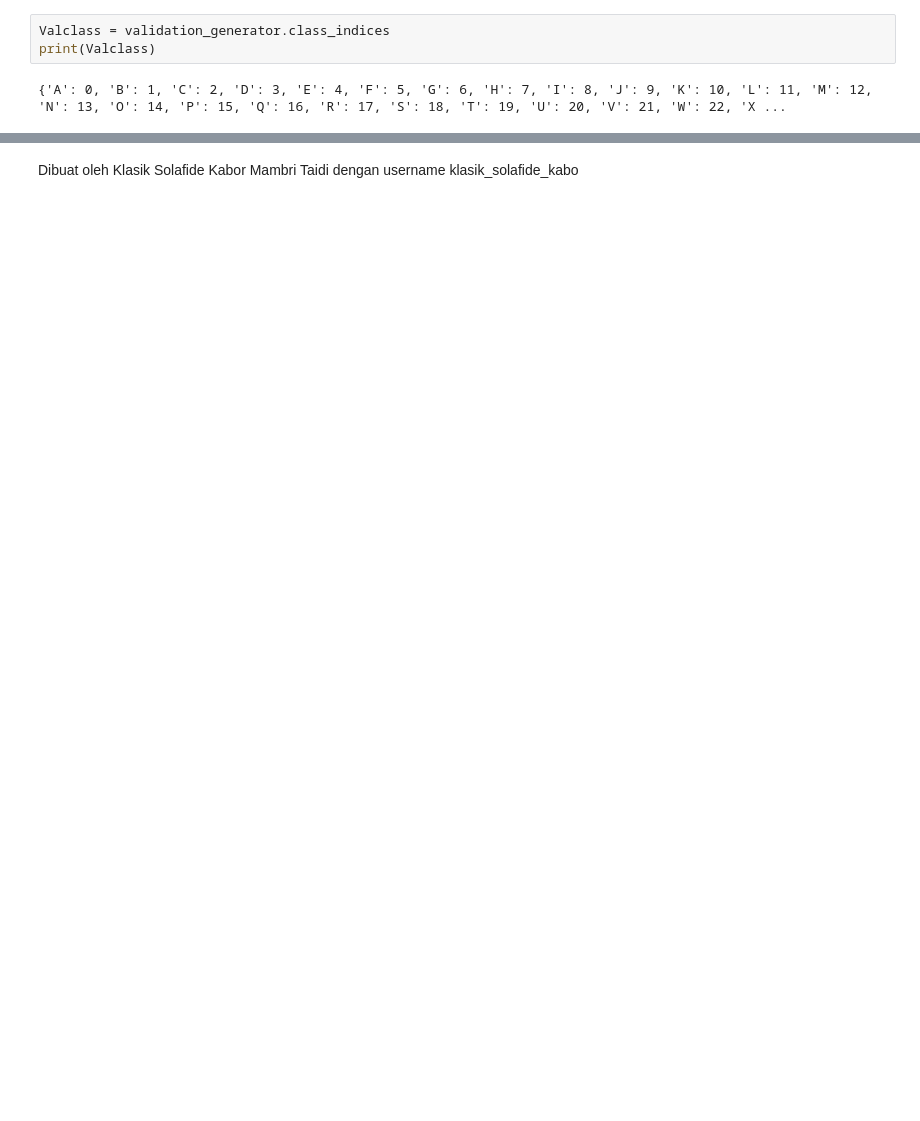
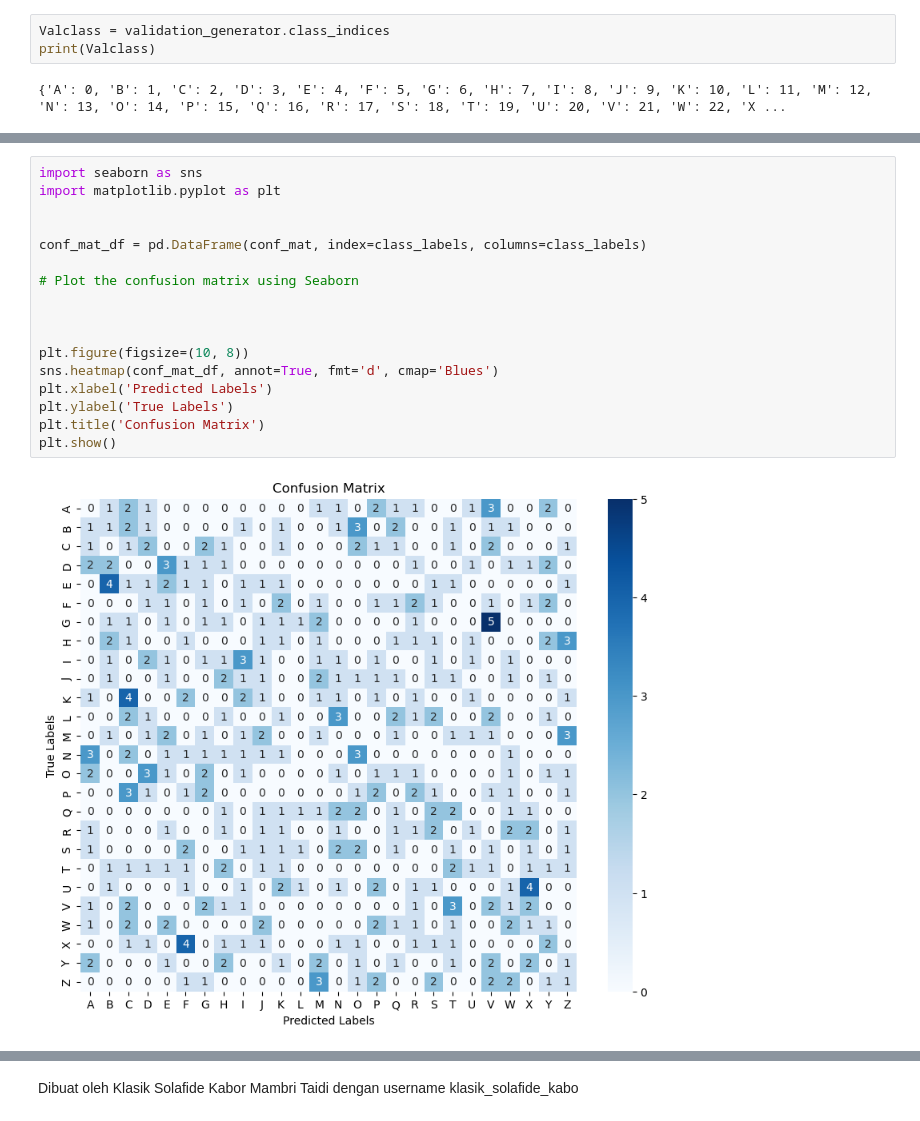
Before and after one commit to C241-PS517-ISALAT/Isalat-MachineLearning, a Jupyter notebook: capstone.ipynb, the cells around one changed output, grey strips where cells are left out. Drawn from its saved outputs; the diff is of its cells as text; blank space fills up the shorter version.

```diff
--- a/capstone.ipynb
+++ b/capstone.ipynb
@@ -148,0 +258,19 @@ print(Valclass)
+# %%
+import seaborn as sns
+import matplotlib.pyplot as plt
+
+
+conf_mat_df = pd.DataFrame(conf_mat, index=class_labels, columns=class_labels)
+
+# Plot the confusion matrix using Seaborn
+
+
+
+plt.figure(figsize=(10, 8))
+sns.heatmap(conf_mat_df, annot=True, fmt='d', cmap='Blues')
+plt.xlabel('Predicted Labels')
+plt.ylabel('True Labels')
+plt.title('Confusion Matrix')
+plt.show()
+# %% [output]
+[figure, added]
```
Also changed, not shown: parts of 10 cells of this notebook, 1 other file.
